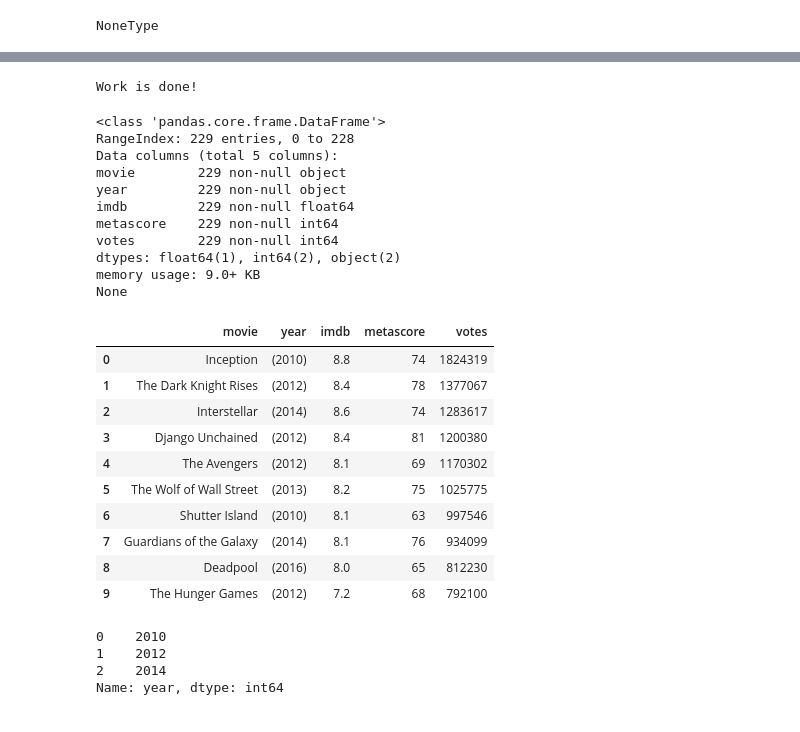
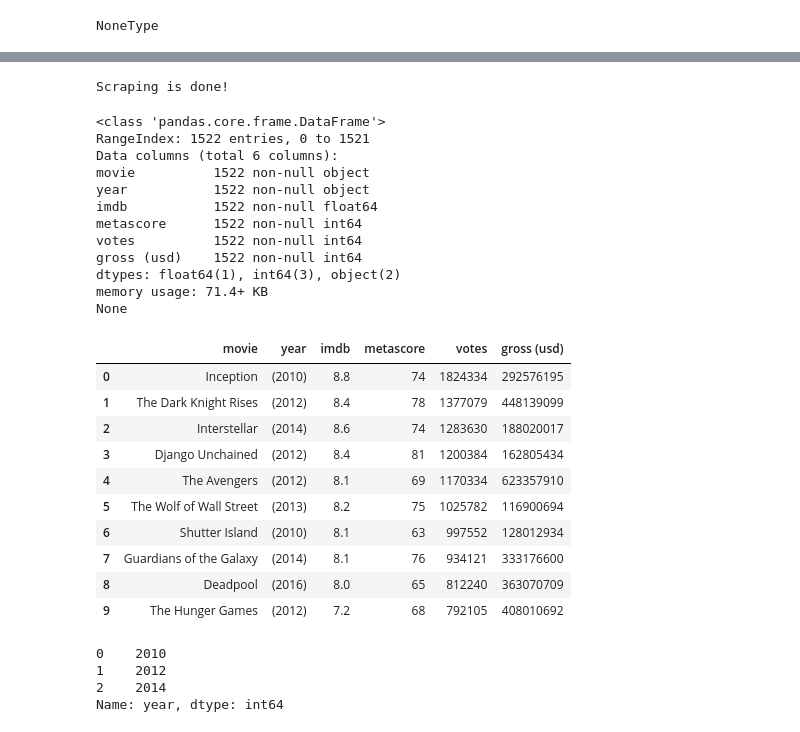
Before and after one commit to alexzlue/DataWrangling-and-Webscraping, a Jupyter notebook: Assignment 5A/Assignment 5A.2.ipynb, the cells around one changed output, grey strips where cells are left out. Cells and saved outputs as stored; diff of their text form; code cells hidden in the pictures.

```diff
--- a/Assignment 5A/Assignment 5A.2.ipynb
+++ b/Assignment 5A/Assignment 5A.2.ipynb
@@ -84,9 +91,11 @@ years = []
 imdb_ratings = []
 metascores = []
 votes = []
+gross = []
 
 for container in movie_containers:
-    if container.find('div', class_ = 'ratings-metascore') is not None:
+    if container.find('div', class_ = 'ratings-metascore') is not None \
+    and len(container.find_all('span', {'name':'nv'})) == 2:
         # The name
         name = container.h3.a.text
         names.append(name)
@@ -106,6 +115,10 @@ for container in movie_containers:
         # The number of votes
         vote = container.find('span', attrs = {'name':'nv'})['data-value']
         votes.append(int(vote))
+
+        #the gross
+        grss = container.find_all('span', {'name':'nv'})[1]['data-value'].replace(',', '')
+        gross.append(int(grss))
 # %%
 # We can now put everything into a Pandas dataframe
 import pandas as pd
@@ -186,6 +201,7 @@ years = []
 imdb_ratings = []
 metascores = []
 votes = []
+gross = []
 
 # Preparing the monitoring of the loop
 start_time = time()
@@ -223,7 +239,8 @@ for start in start_no:
     mv_containers = page_html.find_all('div', class_ = 'lister-item mode-advanced')
 
     for container in mv_containers:
-        if container.find('div', class_ = 'ratings-metascore') is not None:
+        if container.find('div', class_ = 'ratings-metascore') is not None \
+            and len(container.find_all('span', {'name':'nv'})) == 2:
             # The name
             name = container.h3.a.text
             names.append(name)
@@ -244,40 +261,47 @@ for start in start_no:
             vote = container.find('span', attrs = {'name':'nv'})['data-value']
             votes.append(int(vote))
 
-print("Work is done!")
+            # Gross Box office
+            grss = container.find_all('span', {'name':'nv'})[1]['data-value'].replace(',', '')
+            gross.append(int(grss))
+
+print("Scraping is done!\n")
 # %% [output]
-Work is done!
+Scraping is done!
 # %%
+# Store info into a dataframe
 movie_ratings = pd.DataFrame({'movie': names,
                               'year': years,
                               'imdb': imdb_ratings,
                               'metascore': metascores,
-                              'votes': votes
-})
+                              'votes': votes,
+                              'gross (usd)': gross
+                             })
 print(movie_ratings.info())
 movie_ratings.head(10)
 # %% [output]
 <class 'pandas.core.frame.DataFrame'>
-RangeIndex: 229 entries, 0 to 228
-Data columns (total 5 columns):
-movie        229 non-null object
-year         229 non-null object
-imdb         229 non-null float64
-metascore    229 non-null int64
-votes        229 non-null int64
-dtypes: float64(1), int64(2), object(2)
-memory usage: 9.0+ KB
+RangeIndex: 1522 entries, 0 to 1521
+Data columns (total 6 columns):
+movie          1522 non-null object
+year           1522 non-null object
+imdb           1522 non-null float64
+metascore      1522 non-null int64
+votes          1522 non-null int64
+gross (usd)    1522 non-null int64
+dtypes: float64(1), int64(3), object(2)
+memory usage: 71.4+ KB
 None
-|  | movie | year | imdb | metascore | votes |
-| 0 | Inception | (2010) | 8.8 | 74 | 1824319 |
-| 1 | The Dark Knight Rises | (2012) | 8.4 | 78 | 1377067 |
-| 2 | Interstellar | (2014) | 8.6 | 74 | 1283617 |
-| 3 | Django Unchained | (2012) | 8.4 | 81 | 1200380 |
-| 4 | The Avengers | (2012) | 8.1 | 69 | 1170302 |
-| 5 | The Wolf of Wall Street | (2013) | 8.2 | 75 | 1025775 |
-| 6 | Shutter Island | (2010) | 8.1 | 63 | 997546 |
-| 7 | Guardians of the Galaxy | (2014) | 8.1 | 76 | 934099 |
-| 8 | Deadpool | (2016) | 8.0 | 65 | 812230 |
-| 9 | The Hunger Games | (2012) | 7.2 | 68 | 792100 |
+|  | movie | year | imdb | metascore | votes | gross (usd) |
+| 0 | Inception | (2010) | 8.8 | 74 | 1824334 | 292576195 |
+| 1 | The Dark Knight Rises | (2012) | 8.4 | 78 | 1377079 | 448139099 |
+| 2 | Interstellar | (2014) | 8.6 | 74 | 1283630 | 188020017 |
+| 3 | Django Unchained | (2012) | 8.4 | 81 | 1200384 | 162805434 |
+| 4 | The Avengers | (2012) | 8.1 | 69 | 1170334 | 623357910 |
+| 5 | The Wolf of Wall Street | (2013) | 8.2 | 75 | 1025782 | 116900694 |
+| 6 | Shutter Island | (2010) | 8.1 | 63 | 997552 | 128012934 |
+| 7 | Guardians of the Galaxy | (2014) | 8.1 | 76 | 934121 | 333176600 |
+| 8 | Deadpool | (2016) | 8.0 | 65 | 812240 | 363070709 |
+| 9 | The Hunger Games | (2012) | 7.2 | 68 | 792105 | 408010692 |
 # %%
 # Cleaning the data once complete
```
Also changed, not shown: parts of 10 cells of this notebook, 5 other files.
